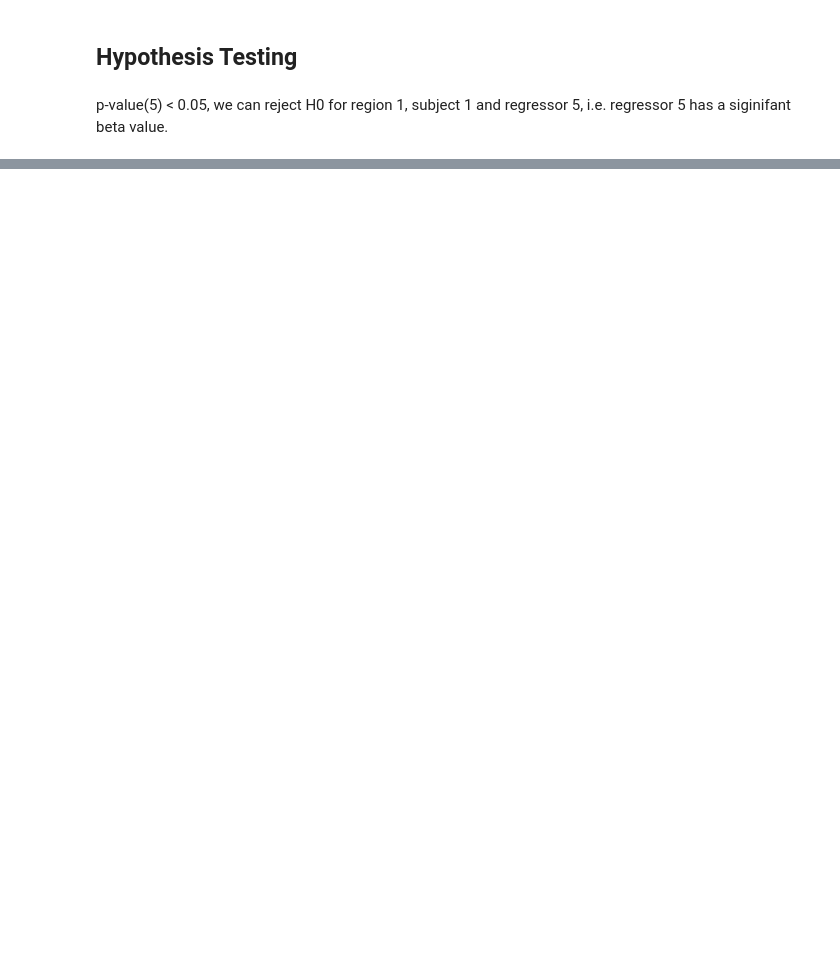
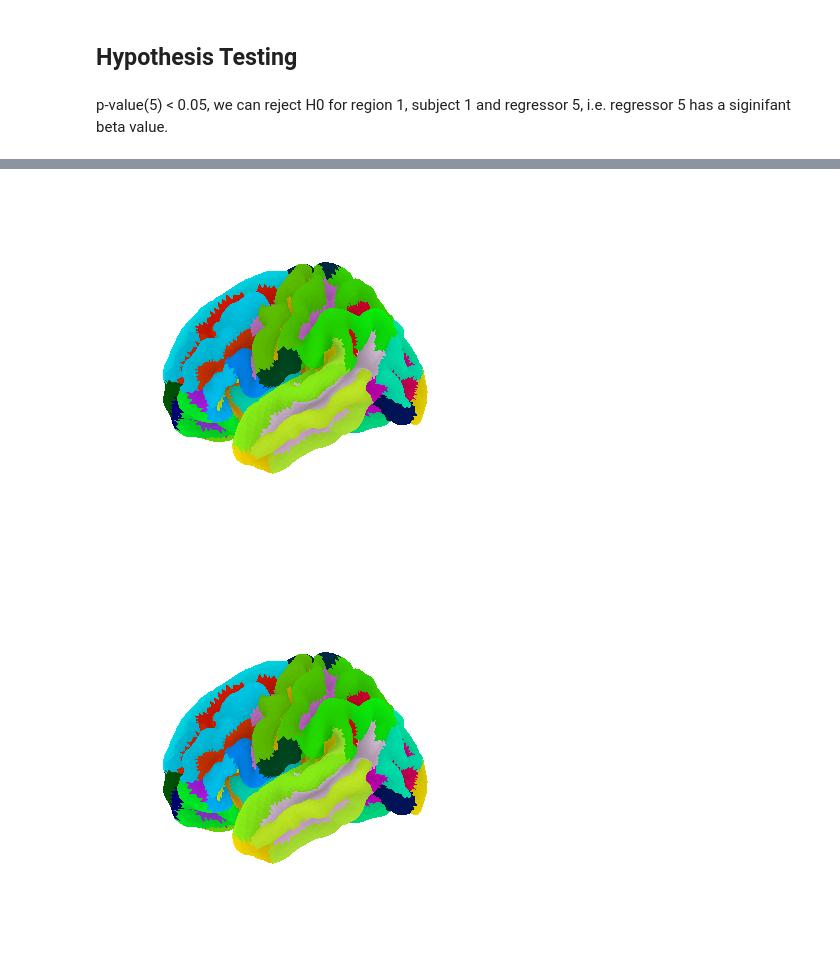
Before and after one commit to alec-flowers/machine-learning-cs433-p2, a Jupyter notebook: data_exploration.ipynb, the cells around one changed output, grey strips where cells are left out. Saved outputs shown, nothing was run; the diff lists cells and outputs as text; code cells hidden in the pictures; blank space fills up the shorter version.

```diff
--- a/data_exploration.ipynb
+++ b/data_exploration.ipynb
@@ -222,0 +286,15 @@ p-value(5) < 0.05, we can reject H0 for region 1, subject 1 and regressor 5, i.e
+# %%
+destrieux_atlas = datasets.fetch_atlas_surf_destrieux()
+parcellation = destrieux_atlas['map_left']
+parcellation
+
+fsaverage = datasets.fetch_surf_fsaverage()
+fsaverage['pial_left']  #path
+
+plotting.plot_surf_roi(fsaverage['pial_left'], roi_map=parcellation,
+                       hemi='left', view='lateral',
+                       bg_map=fsaverage['sulc_left'], bg_on_data=True,
+                       darkness=.5)
+# %% [output]
+[figure, added]
+[figure, added]
```
Also changed, not shown: parts of 10 cells of this notebook, 40 other files.
